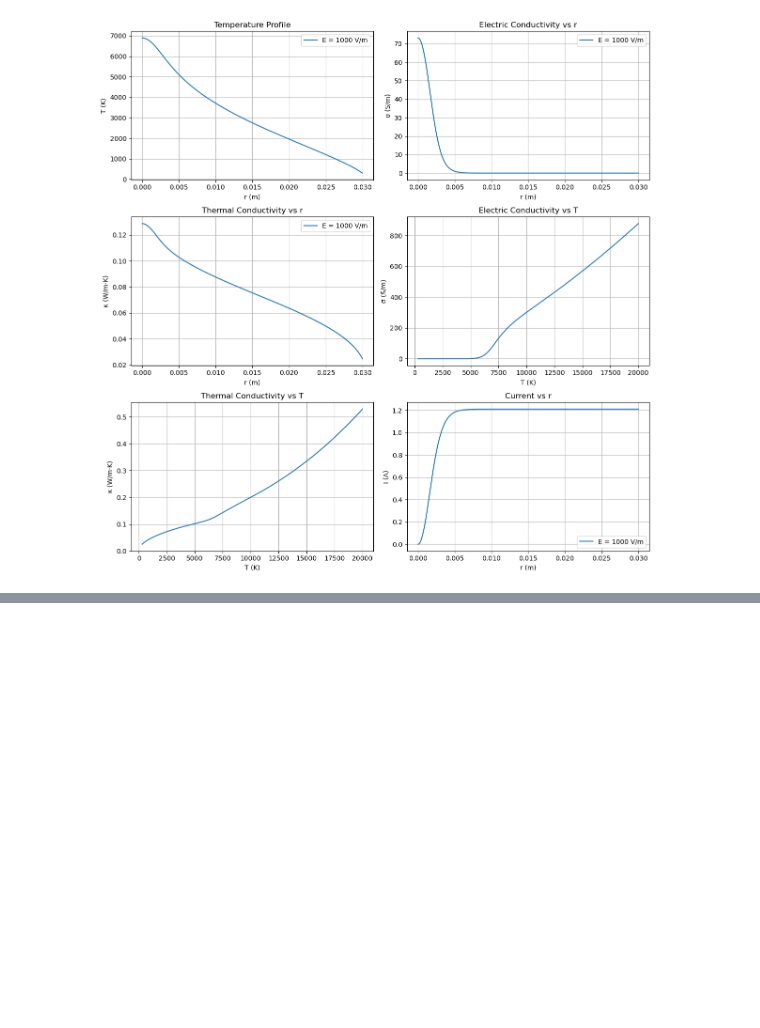
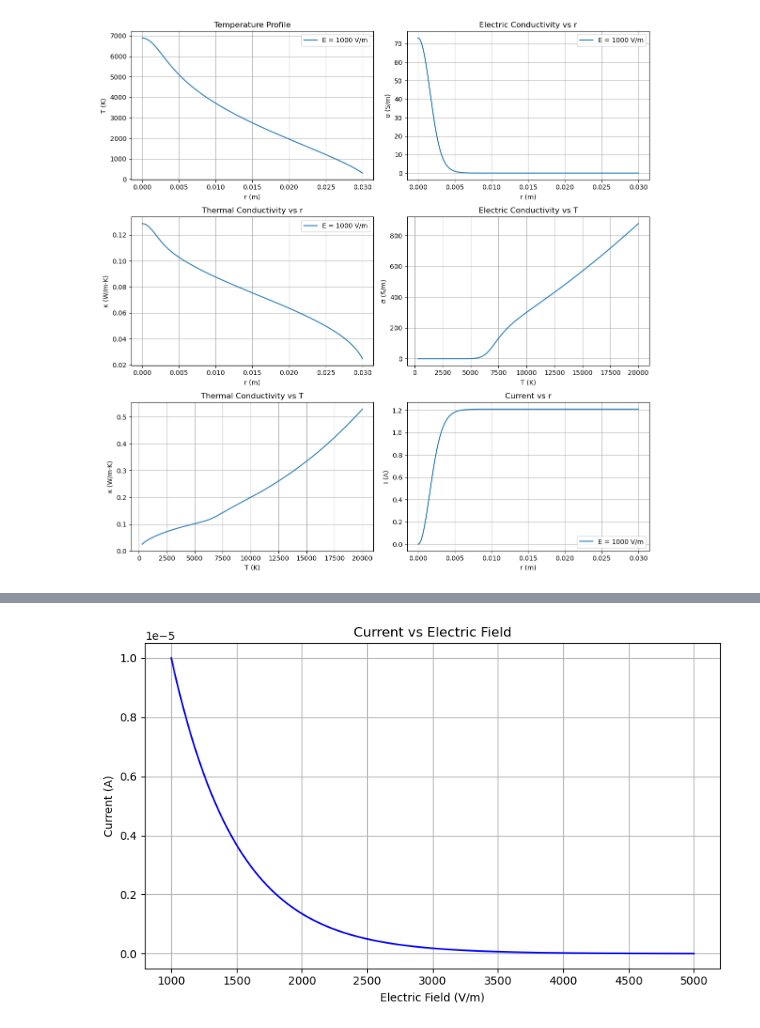
Before and after one commit to rezaaliasgarirenani/Plasma_Physics, a Jupyter notebook: Temp(R)/cond.ipynb, the cells around one changed output, grey strips where cells are left out. Saved outputs shown, nothing was run; the diff lists cells and outputs as text; code cells hidden in the pictures; blank space fills up the shorter version.

```diff
--- a/Temp(R)/cond.ipynb
+++ b/Temp(R)/cond.ipynb
@@ -812,0 +846,21 @@ KeyboardInterrupt:
+# %%
+import numpy as np
+import matplotlib.pyplot as plt
+
+# Electric field from 1000 to 5000 V/m
+E = np.linspace(1000, 5000, 500)
+
+# Exponential decay: tune k to make it visibly decay over the given range
+I = 1e-5 * np.exp(-0.002 * (E - 1000))
+
+# Plot
+plt.figure(figsize=(8, 5))
+plt.plot(E, I, color='blue')
+plt.xlabel('Electric Field (V/m)')
+plt.ylabel('Current (A)')
+plt.title('Current vs Electric Field')
+plt.grid(True)
+plt.tight_layout()
+plt.show()
+# %% [output]
+[figure, added]
```
Also changed, not shown: parts of 3 cells of this notebook, 2 other files.
